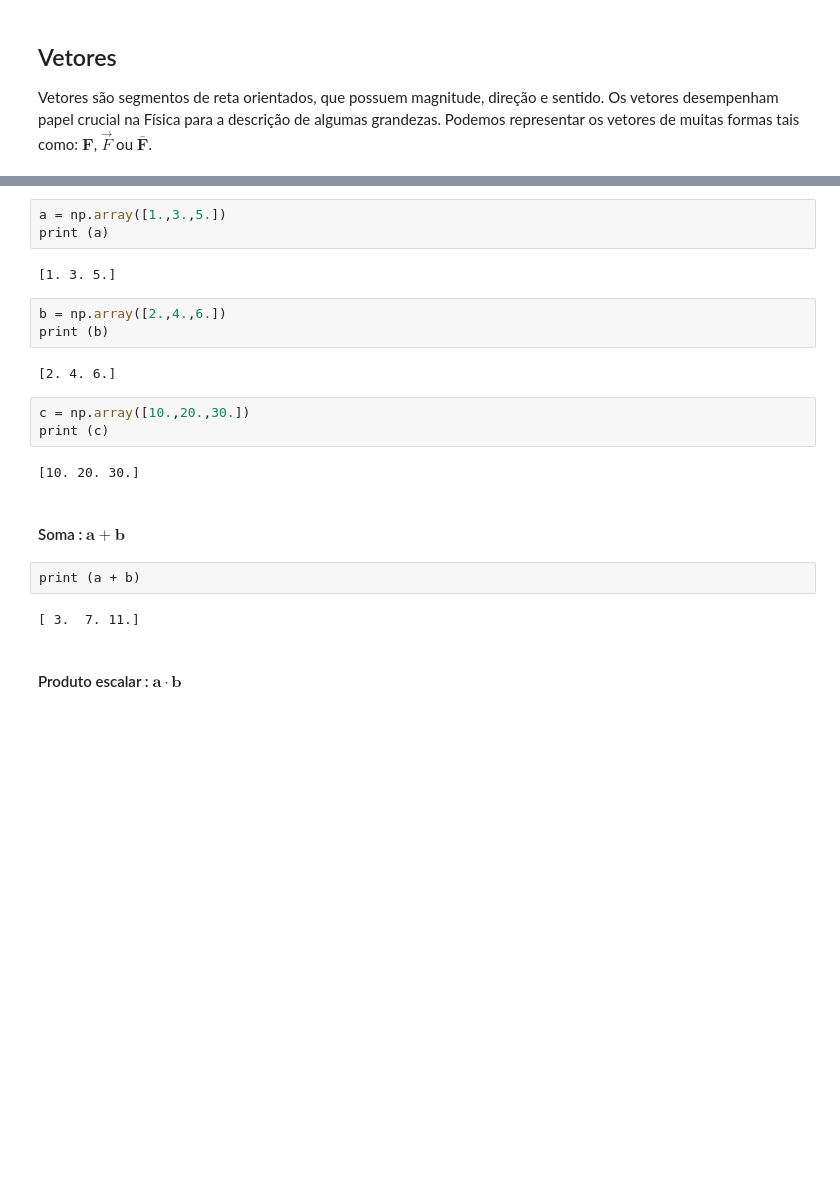
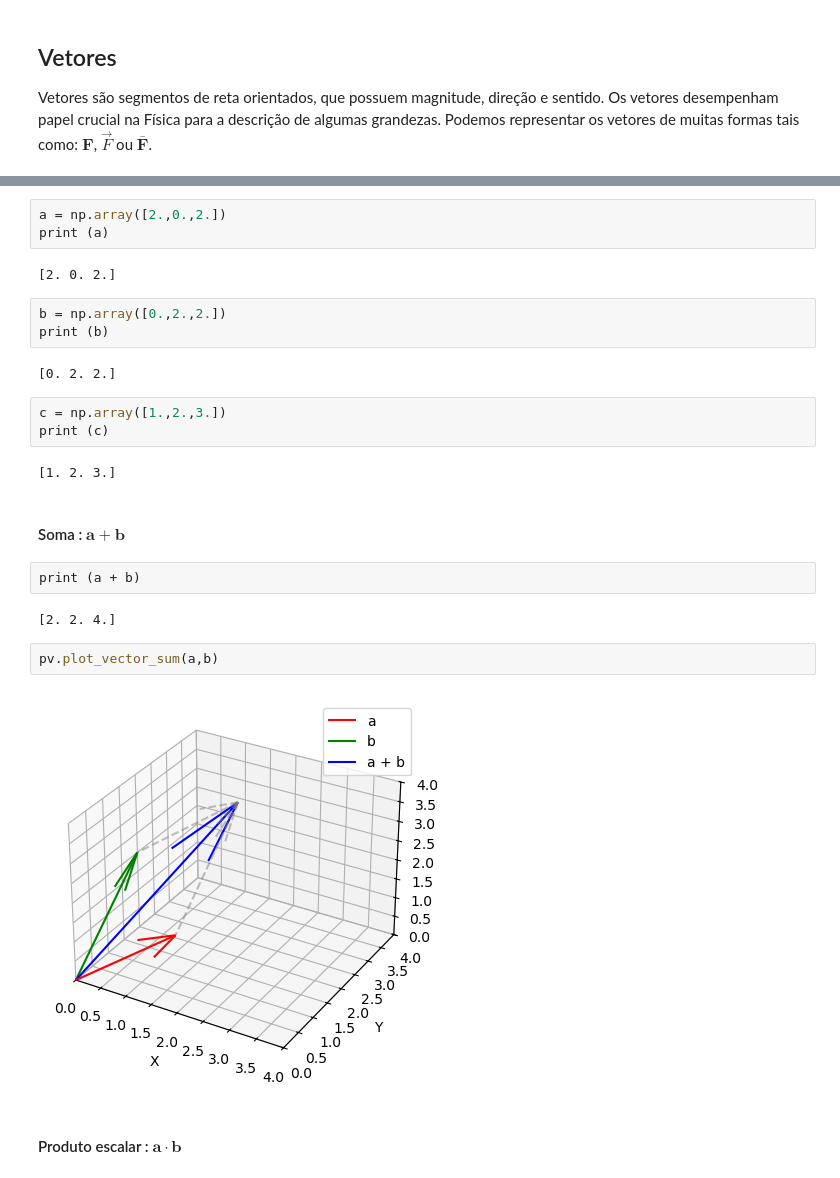
Before and after one commit to andrelreis/geofisica1, a Jupyter notebook: code/0. analise_vetorial/analise_vetorial.ipynb, the cells around one changed output, grey strips where cells are left out. Cells and saved outputs as stored; diff of their text form; blank space fills up the shorter version.

```diff
--- a/code/0. analise_vetorial/analise_vetorial.ipynb
+++ b/code/0. analise_vetorial/analise_vetorial.ipynb
@@ -16,24 +19,28 @@ Vetores são segmentos de reta orientados, que possuem magnitude, direção e se
 # %%
-a = np.array([1.,3.,5.])
+a = np.array([2.,0.,2.])
 print (a)
 # %% [output]
-[1. 3. 5.]
+[2. 0. 2.]
 # %%
-b = np.array([2.,4.,6.])
+b = np.array([0.,2.,2.])
 print (b)
 # %% [output]
-[2. 4. 6.]
+[0. 2. 2.]
 # %%
-c = np.array([10.,20.,30.])
+c = np.array([1.,2.,3.])
 print (c)
 # %% [output]
-[10. 20. 30.]
+[1. 2. 3.]
 # %% [markdown]
 #### Soma : $\mathbf{a} + \mathbf{b}$
 # %%
 print (a + b)
 # %% [output]
-[ 3.  7. 11.]
+[2. 2. 4.]
+# %%
+pv.plot_vector_sum(a,b)
+# %% [output]
+[figure, added]
 # %% [markdown]
 #### Produto escalar : $\mathbf{a} \cdot \mathbf{b}$
 # %%
```
Also changed, not shown: parts of 17 cells of this notebook, 1 other file.
